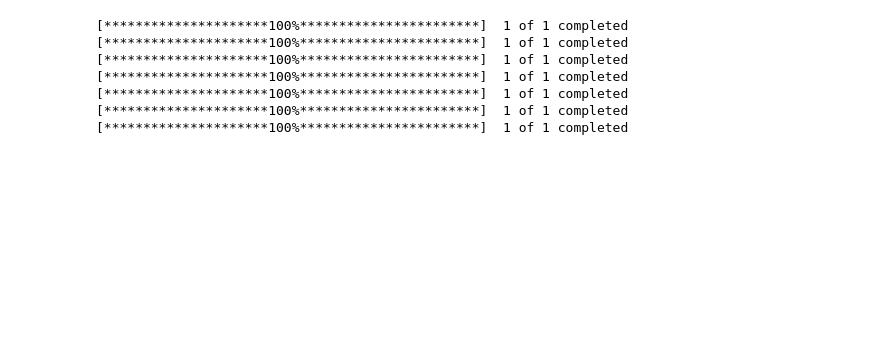
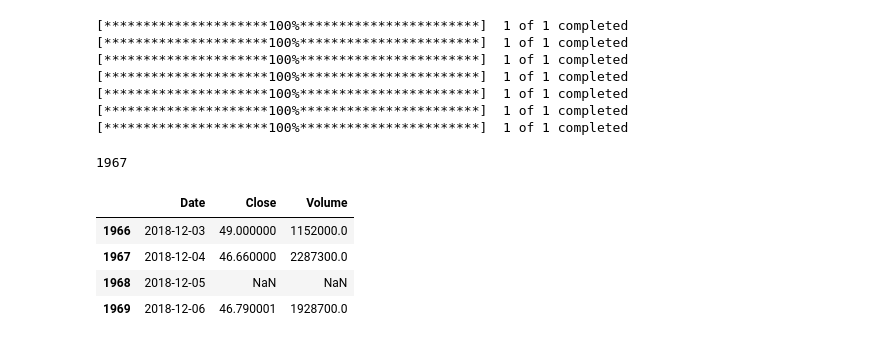
Before and after one commit to graviada/colabRepo, a Jupyter notebook: 2022/DataAnalysisMethods (6, 2022)/DataAnalysisMethods.ipynb, the cells around one changed output. Cells and saved outputs as stored; diff of their text form; code cells hidden in the pictures; blank space fills up the shorter version.

```diff
--- a/2022/DataAnalysisMethods (6, 2022)/DataAnalysisMethods.ipynb
+++ b/2022/DataAnalysisMethods (6, 2022)/DataAnalysisMethods.ipynb
@@ -53,0 +89,3 @@ CONST_COUNT = 7
+# %%
+brown_for = brown_for.reset_index()
+comp_cer = comp_cer.reset_index()
@@ -53,0 +98,12 @@ CONST_COUNT = 7
+# %%
+index
+# %% [output]
+1967
+# %%
+brown_for.iloc[1966:1970]
+# %% [output]
+|  | Date | Close | Volume |
+| 1966 | 2018-12-03 | 49.000000 | 1152000.0 |
+| 1967 | 2018-12-04 | 46.660000 | 2287300.0 |
+| 1968 | 2018-12-05 | NaN | NaN |
+| 1969 | 2018-12-06 | 46.790001 | 1928700.0 |
```
Also changed, not shown: parts of 71 cells of this notebook.
